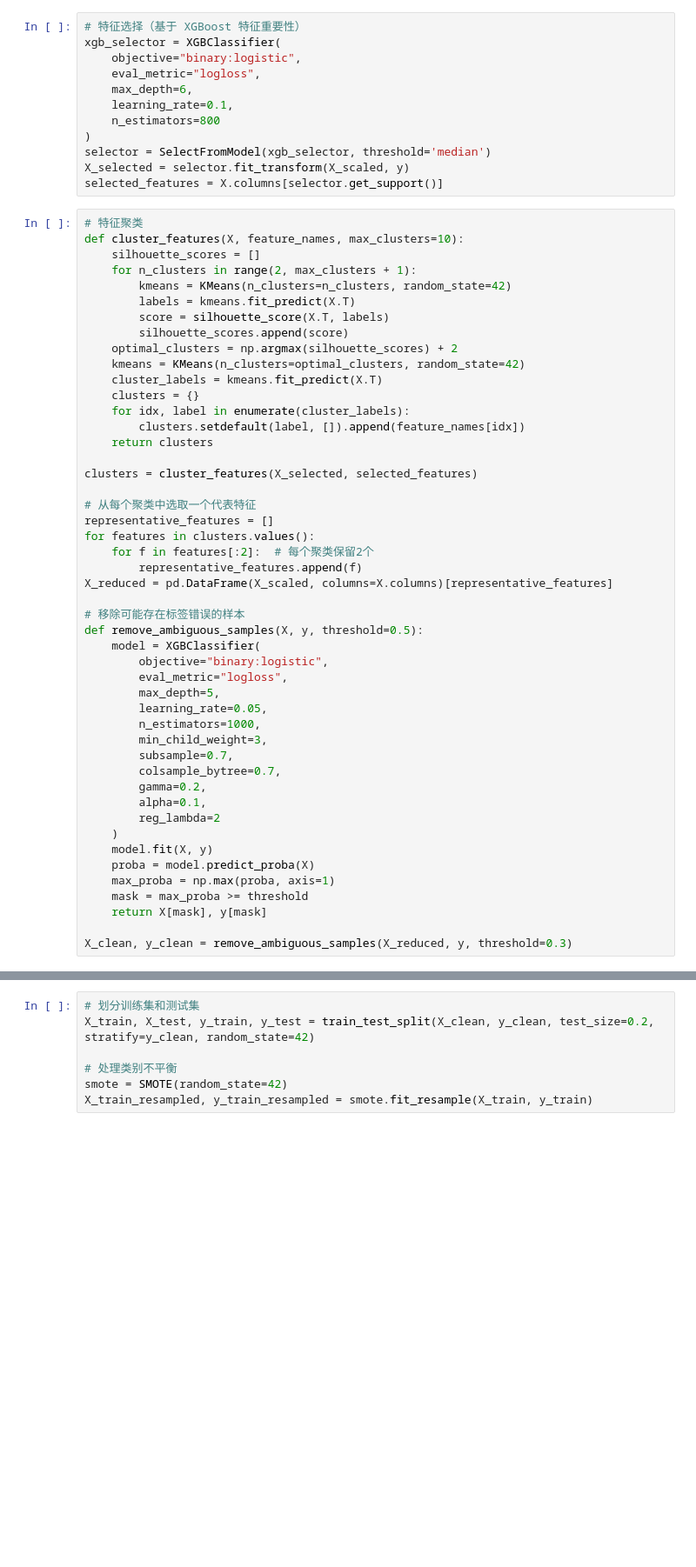
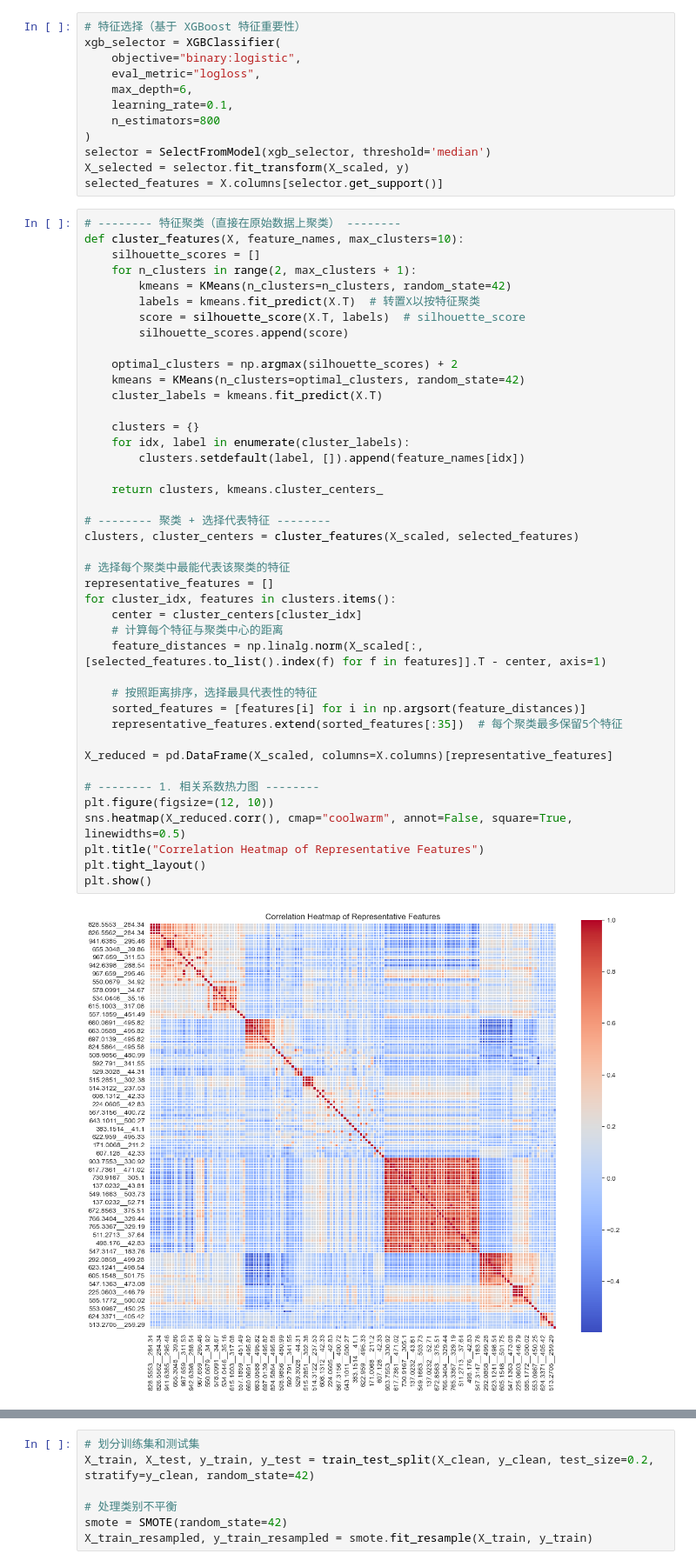
Before and after one commit to ciliwisy/MachineLearning, a Jupyter notebook: newModel.ipynb, the cells around one changed output, grey strips where cells are left out. Shown: that part at 87% size. Drawn from its saved outputs; the diff is of its cells as text; blank space fills up the shorter version.

```diff
--- a/newModel.ipynb
+++ b/newModel.ipynb
@@ -44,50 +66,46 @@ selector = SelectFromModel(xgb_selector, threshold='median')
 X_selected = selector.fit_transform(X_scaled, y)
 selected_features = X.columns[selector.get_support()]
 # %%
-# 特征聚类
+# -------- 特征聚类（直接在原始数据上聚类） --------
 def cluster_features(X, feature_names, max_clusters=10):
     silhouette_scores = []
     for n_clusters in range(2, max_clusters + 1):
         kmeans = KMeans(n_clusters=n_clusters, random_state=42)
-        labels = kmeans.fit_predict(X.T)
-        score = silhouette_score(X.T, labels)
+        labels = kmeans.fit_predict(X.T)  # 转置X以按特征聚类
+        score = silhouette_score(X.T, labels)  # silhouette_score
         silhouette_scores.append(score)
+
     optimal_clusters = np.argmax(silhouette_scores) + 2
     kmeans = KMeans(n_clusters=optimal_clusters, random_state=42)
     cluster_labels = kmeans.fit_predict(X.T)
+
     clusters = {}
     for idx, label in enumerate(cluster_labels):
         clusters.setdefault(label, []).append(feature_names[idx])
-    return clusters
 
-clusters = cluster_features(X_selected, selected_features)
+    return clusters, kmeans.cluster_centers_
 
-# 从每个聚类中选取一个代表特征
+# -------- 聚类 + 选择代表特征 --------
+clusters, cluster_centers = cluster_features(X_scaled, selected_features)
+
+# 选择每个聚类中最能代表该聚类的特征
 representative_features = []
-for features in clusters.values():
-    for f in features[:2]:  # 每个聚类保留2个
-        representative_features.append(f)
+for cluster_idx, features in clusters.items():
+    center = cluster_centers[cluster_idx]
+    # 计算每个特征与聚类中心的距离
+    feature_distances = np.linalg.norm(X_scaled[:, [selected_features.to_list().index(f) for f in features]].T - center, axis=1)
+
+    # 按照距离排序，选择最具代表性的特征
+    sorted_features = [features[i] for i in np.argsort(feature_distances)]
+    representative_features.extend(sorted_features[:35])  # 每个聚类最多保留5个特征
+
 X_reduced = pd.DataFrame(X_scaled, columns=X.columns)[representative_features]
 
-# 移除可能存在标签错误的样本
-def remove_ambiguous_samples(X, y, threshold=0.5):
-    model = XGBClassifier(
-        objective="binary:logistic",
-        eval_metric="logloss",
-        max_depth=5,
-        learning_rate=0.05,
-        n_estimators=1000,
-        min_child_weight=3,
-        subsample=0.7,
-        colsample_bytree=0.7,
-        gamma=0.2,
-        alpha=0.1,
-        reg_lambda=2
-    )
-    model.fit(X, y)
-    proba = model.predict_proba(X)
-    max_proba = np.max(proba, axis=1)
-    mask = max_proba >= threshold
-    return X[mask], y[mask]
-
-X_clean, y_clean = remove_ambiguous_samples(X_reduced, y, threshold=0.3)
+# -------- 1. 相关系数热力图 --------
+plt.figure(figsize=(12, 10))
+sns.heatmap(X_reduced.corr(), cmap="coolwarm", annot=False, square=True, linewidths=0.5)
+plt.title("Correlation Heatmap of Representative Features")
+plt.tight_layout()
+plt.show()
+# %% [output]
+[figure, added]
```
Also changed, not shown: parts of 4 cells of this notebook, 1 other file.
